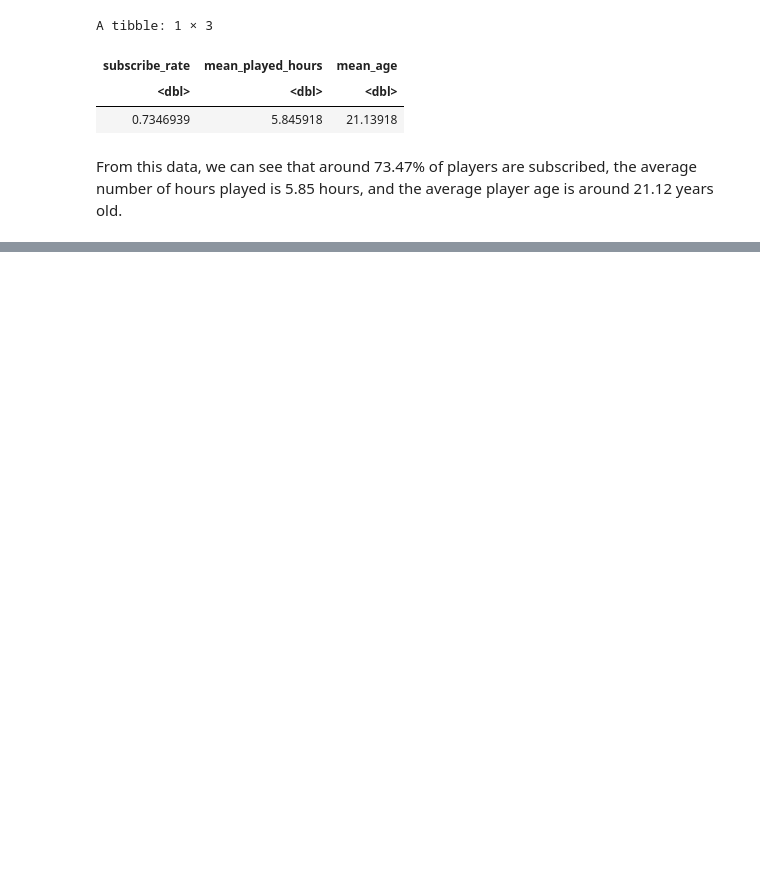
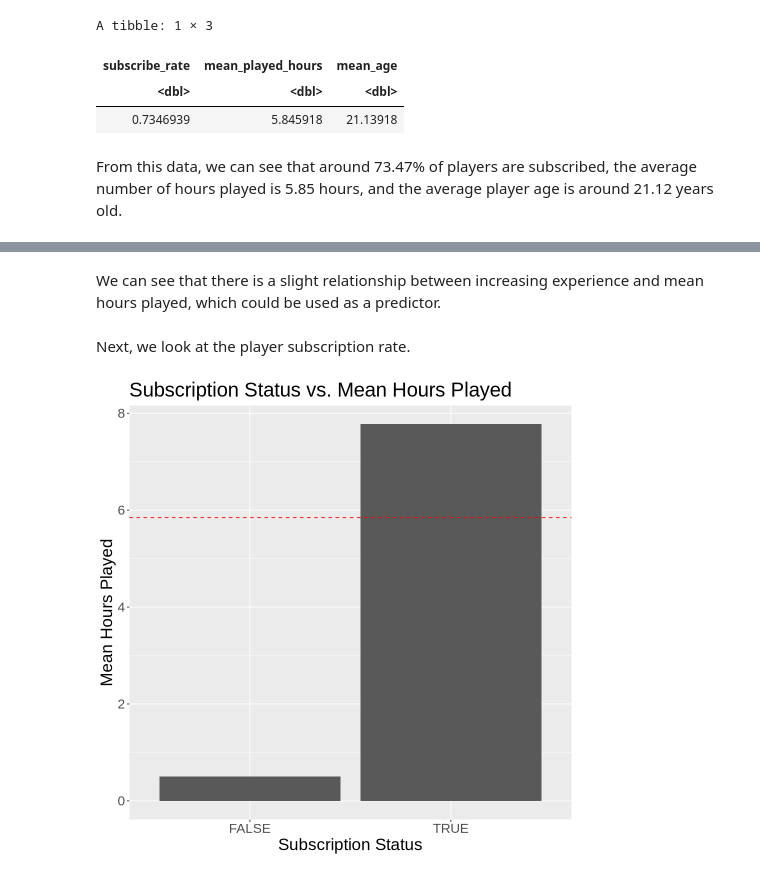
Before and after one commit to testifyer1041/DSCI-100-Group-Project-Individual-33-Samuel-Yu, a Jupyter notebook: DSCI 100 Group Project Individual 33 Samuel Yu.ipynb, the cells around one changed output, grey strips where cells are left out. Drawn from its saved outputs; the diff is of its cells as text; code cells hidden in the pictures; blank space fills up the shorter version.

```diff
--- a/DSCI 100 Group Project Individual 33 Samuel Yu.ipynb
+++ b/DSCI 100 Group Project Individual 33 Samuel Yu.ipynb
@@ -74,0 +91,16 @@ From this data, we can see that around 73.47% of players are subscribed, the ave
+# %% [markdown]
+We can see that there is a slight relationship between increasing experience and mean hours played, which could be used as a predictor.
+# %% [markdown]
+Next, we look at the player subscription rate.
+# %%
+options(repr.plot.width = 8, repr.plot.height = 8)
+players_data |>
+    group_by(subscribe)|>
+    summarize(mean_hours_played = mean(played_hours, na.rm = TRUE)) |>
+    ggplot(aes(x = subscribe, y = mean_hours_played)) +
+    geom_bar(stat = "identity") +
+    geom_hline(yintercept = mean(players_data$played_hours, na.rm = TRUE), linetype = "dashed", color = "red") +
+    labs(x = "Subscription Status", y = "Mean Hours Played", title = "Subscription Status vs. Mean Hours Played") +
+    theme(text = element_text(size = 20))
+# %% [output]
+[figure, added]
```
Also changed, not shown: parts of 10 cells of this notebook.
